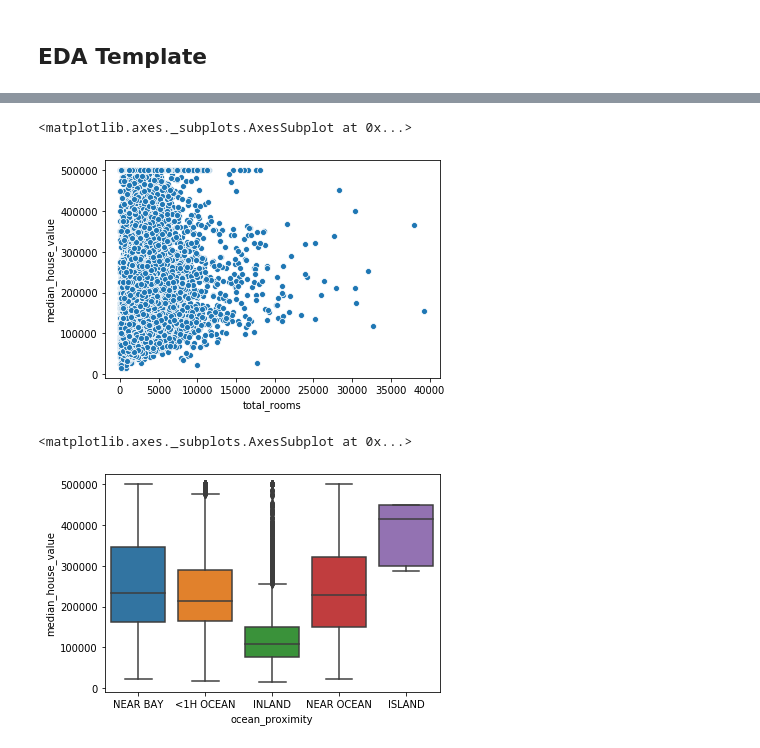
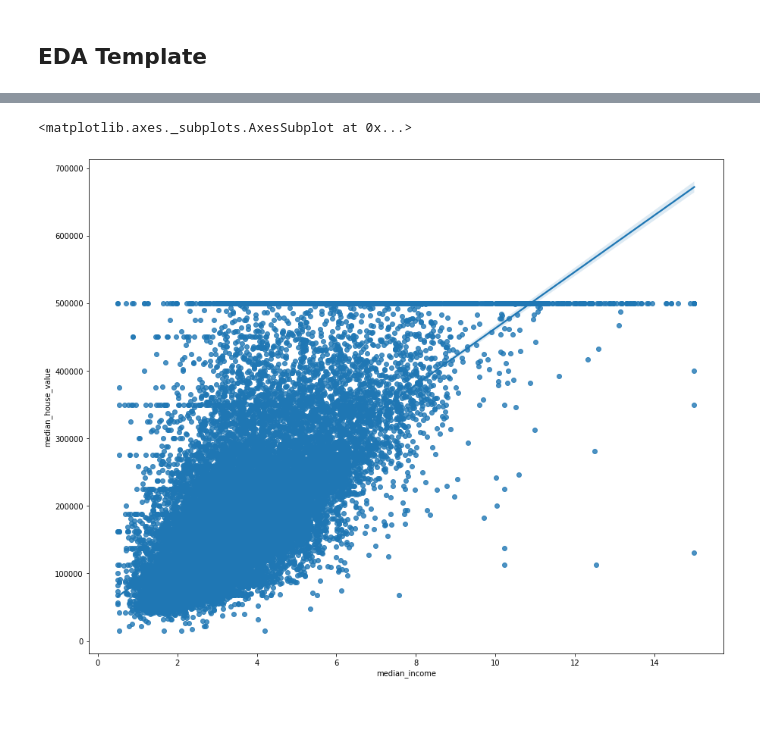
Before and after one commit to ezraabah/Others, a Jupyter notebook: Untitled.ipynb, the cells around one changed output, grey strips where cells are left out. Saved outputs shown, nothing was run; the diff lists cells and outputs as text; code cells hidden in the pictures; blank space fills up the shorter version.

Commit message:
Visualisation

```diff
--- a/Untitled.ipynb
+++ b/Untitled.ipynb
@@ -13,3 +13,6 @@ dataset.head()
 | 2 | -122.24 | 37.85 | 52.0 | 1467.0 | 190.0 | 496.0 | 177.0 | ... |
 | 3 | -122.25 | 37.85 | 52.0 | 1274.0 | 235.0 | 558.0 | 219.0 | ... |
 | 4 | -122.25 | 37.85 | 52.0 | 1627.0 | 280.0 | 565.0 | 259.0 | ... |
+# %%
+dataset['ave_rooms']=dataset['total_rooms']/dataset['households']
+dataset['ave_bedrooms']=dataset['total_bedrooms']/dataset['households']
@@ -23,10 +109,6 @@ For numerical variables
 # %%
-sns.scatterplot(x = 'total_rooms', y = 'median_house_value', data = dataset)
+plt.figure(figsize = (15, 12))
+sns.regplot(x = 'median_income', y = 'median_house_value', data = dataset)
 # %% [output]
 <matplotlib.axes._subplots.AxesSubplot at 0x...>
-[figure, old version]
+[figure, new version]
-# %%
-sns.boxplot(y = 'median_house_value', x = 'ocean_proximity', data = dataset)
-# %% [output]
-<matplotlib.axes._subplots.AxesSubplot at 0x...>
-[figure, removed]
```
Also changed, not shown: parts of 11 cells of this notebook.
